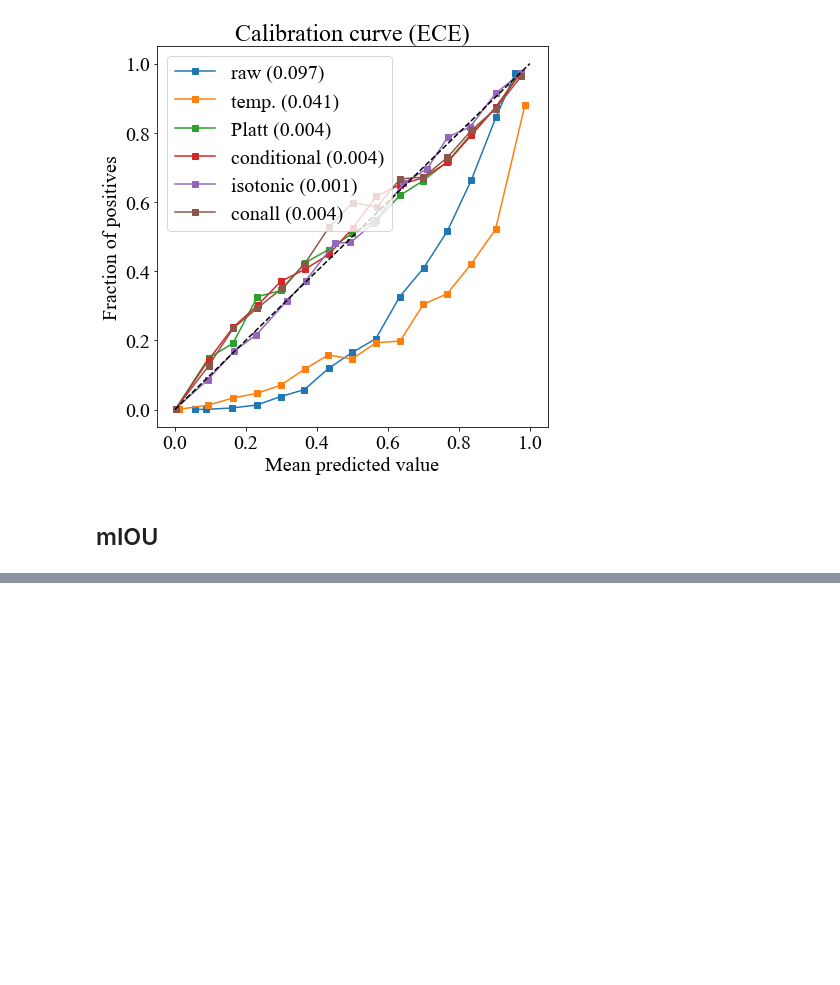
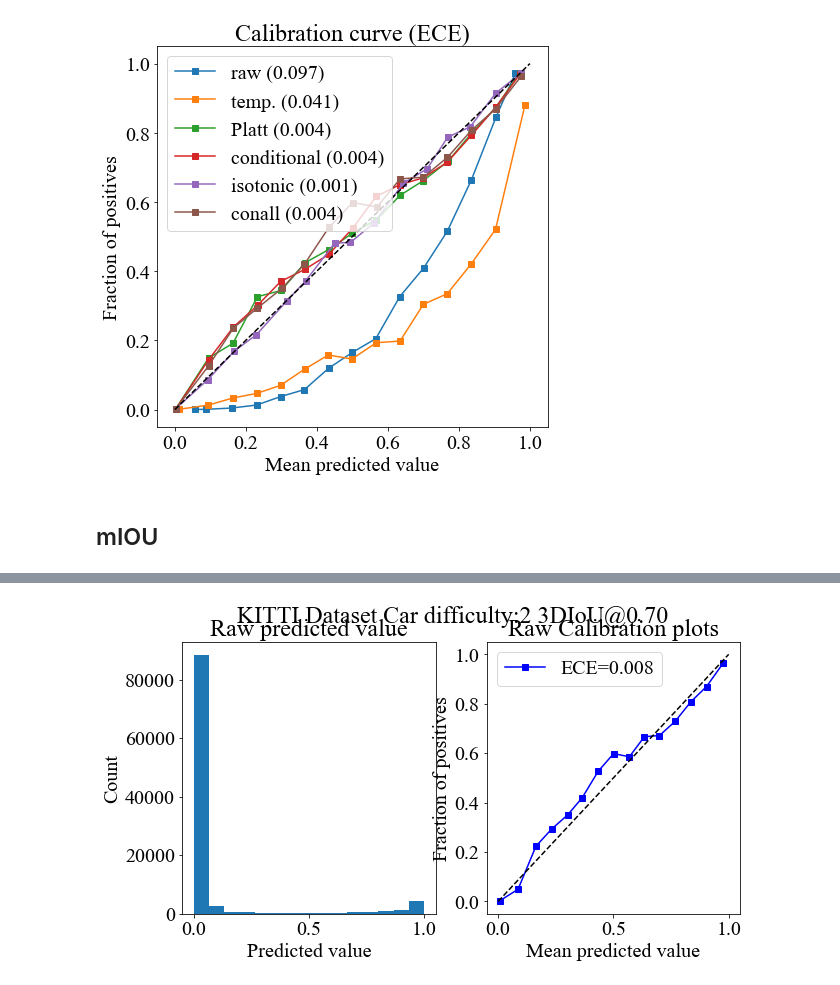
Before and after one commit to Yosshi999/ProbPointPillars, a Jupyter notebook: notebooks/ConditionalCalibration.ipynb, the cells around one changed output, grey strips where cells are left out. Cells and saved outputs as stored; diff of their text form; code cells hidden in the pictures; blank space fills up the shorter version.

```diff
--- a/notebooks/ConditionalCalibration.ipynb
+++ b/notebooks/ConditionalCalibration.ipynb
@@ -99,6 +99,7 @@ data = {
     "hull_lidar": [],
     "hull_bev": [],
     "sample_idx": [],
+    "raw_detection_index": [],
     "rot": [],
 }
 
@@ -118,6 +119,7 @@ for i, (det, gt) in enumerate(tqdm(zip(dets, gts), total=len(dets))):
     data["hull_lidar"].append(det["hull_volumes_in_det"][mask])
     data["hull_bev"].append(det["hull_bev_areas_in_det"][mask])
     data["sample_idx"].append(np.full(mask.sum(), i))
+    data["raw_detection_index"].append(det["raw_detection_index"][mask])
 
 df = pd.DataFrame({key: np.concatenate(val) for key, val in data.items()})
 # %%
@@ -1060 +1035,19 @@ plt.show()
+# %%
+for i, rdet in enumerate(tqdm(rawdets)):
+    nscore = []
+    for j, sco in enumerate(rdet["score"]):
+        item = df[(df.sample_idx == i) & (df.raw_detection_index == j)]
+        nscore.append(sco if len(item) == 0 else item.conf_platt_condall.iloc[0])
+    rdet["score"] = np.array(nscore)
+    arg = np.argsort(rdet["score"])[::-1]
+    for key in rdet.keys():
+        if key == "metadata":
+            continue
+        rdet[key] = rdet[key][arg]
+
+OUTPUT_POST_DIR = Path(f"./model/{MODEL}/condcalib_all/eval_results/step_{GSTEP}")
+OUTPUT_POST_DIR.mkdir(exist_ok=True, parents=True)
+
+with (OUTPUT_POST_DIR / "detections_kitti.pkl").open("wb") as f:
+    pickle.dump(rawdets, f)
 # %%
@@ -1094,47 +1105,39 @@ plt.show()
 # %%
-# import re
+import re
 
-# with (OUTPUT_POST_DIR / "result_kitti.pkl").open("rb") as f:
-#     dets_calib = pickle.load(f)
+with (OUTPUT_POST_DIR / "result_kitti.pkl").open("rb") as f:
+    dets_calib = pickle.load(f)
 
-# cy_true_li = []
-# cy_pred_li = []
+cy_true_li = []
+cy_pred_li = []
 
-# for det in tqdm(dets_calib):
-#     result = det["official/3d_0.70/2/bin"]
-#     mask = result != 0 # remove 'ignore' detections
-#     cy_true_li.append(np.where(result[mask] == 1, 1, 0))
-#     cy_pred_li.append(det["score"][mask])
+for det in tqdm(dets_calib):
+    result = det["official/3d_0.70/2/bin"]
+    mask = result != 0 # remove 'ignore' detections
+    cy_true_li.append(np.where(result[mask] == 1, 1, 0))
+    cy_pred_li.append(det["score"][mask])
 
-# cy_true = np.concatenate(cy_true_li)
-# cy_pred = np.concatenate(cy_pred_li)
+cy_true = np.concatenate(cy_true_li)
+cy_pred = np.concatenate(cy_pred_li)
 
-# show_calibration(cy_true, cy_pred)
+show_calibration(cy_true, cy_pred)
 
-# with (MODEL_DIR / f"eval_results/step_{GSTEP}/result_evaluation.pkl").open("rb") as f:
-#     result = pickle.load(f)
+with (MODEL_DIR / f"eval_results/step_{GSTEP}/result_evaluation.pkl").open("rb") as f:
+    result = pickle.load(f)
 
-# with (OUTPUT_POST_DIR / "result_evaluation.pkl").open("rb") as f:
-#     result_calib = pickle.load(f)
+with (OUTPUT_POST_DIR / "result_evaluation.pkl").open("rb") as f:
+    result_calib = pickle.load(f)
 
-# match = re.search(r"AP:([\d\.]+), ([\d\.]+), ([\d\.]+)", result["official"].split("\n")[3])
-# match_calib = re.search(r"AP:([\d\.]+), ([\d\.]+), ([\d\.]+)", result_calib["official"].split("\n")[3])
+match = re.search(r"AP:([\d\.]+), ([\d\.]+), ([\d\.]+)", result["official"].split("\n")[3])
+match_calib = re.search(r"AP:([\d\.]+), ([\d\.]+), ([\d\.]+)", result_calib["official"].split("\n")[3])
 
-# n_zbins = 10
-# zbins = np.linspace(-1.0, 1.0, n_zbins+1, endpoint=True)
-# zbinids = np.digitize(df.angle, zbins) - 1
-# zbins_total = np.bincount(zbinids.clip(0, n_zbins-1), minlength=n_zbins)
-# dece = [expected_calibration_error(df.y_true[zbinids == i], df.conf[zbinids == i], n_bins=15) for i in range(n_zbins)]
-# dece_mean = np.sum(np.array(dece) * zbins_total) / zbins_total.sum()
-# cdece = [expected_calibration_error(cy_true[zbinids == i], cy_pred[zbinids == i], n_bins=15) for i in range(n_zbins)]
-# cdece_mean = np.sum(np.array(cdece) * zbins_total) / zbins_total.sum()
-
-# df = pd.DataFrame({
-#     "method": ["baseline", "Platt scaling w/abs(angle)"],
-#     "ECE": [expected_calibration_error(df.y_true, df.conf, 15), expected_calibration_error(cy_true, cy_pred, 15)],
-#     "D-ECE": [dece_mean, cdece_mean],
-#     "Easy 3DIoU@0.7": [match.group(1), match_calib.group(1)],
-#     "Moderate 3DIoU@0.7": [match.group(2), match_calib.group(2)],
-#     "Hard 3DIoU@0.7": [match.group(3), match_calib.group(3)],
-# })
-# df.set_index("method")
+ddf = pd.DataFrame({
+    "method": ["baseline", "conditional Platt scaling"],
+    "ECE": [expected_calibration_error(df.y_true, df.conf, 15), expected_calibration_error(cy_true, cy_pred, 15)],
+    "Easy 3DIoU@0.7": [match.group(1), match_calib.group(1)],
+    "Moderate 3DIoU@0.7": [match.group(2), match_calib.group(2)],
+    "Hard 3DIoU@0.7": [match.group(3), match_calib.group(3)],
+})
+ddf.set_index("method")
+# %% [output]
+[figure, added]
```
Also changed, not shown: parts of 4 cells of this notebook, 1 other file.
